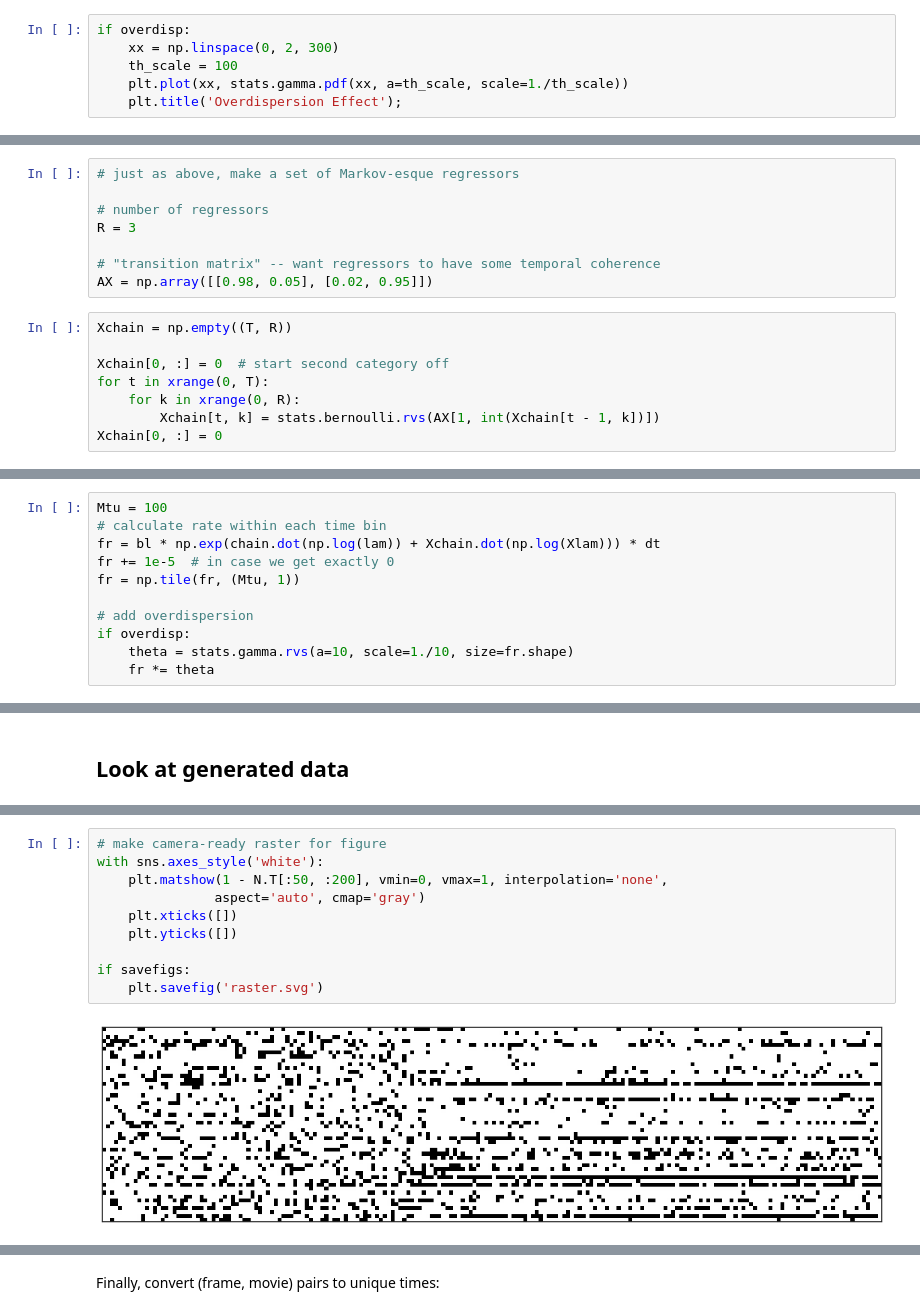
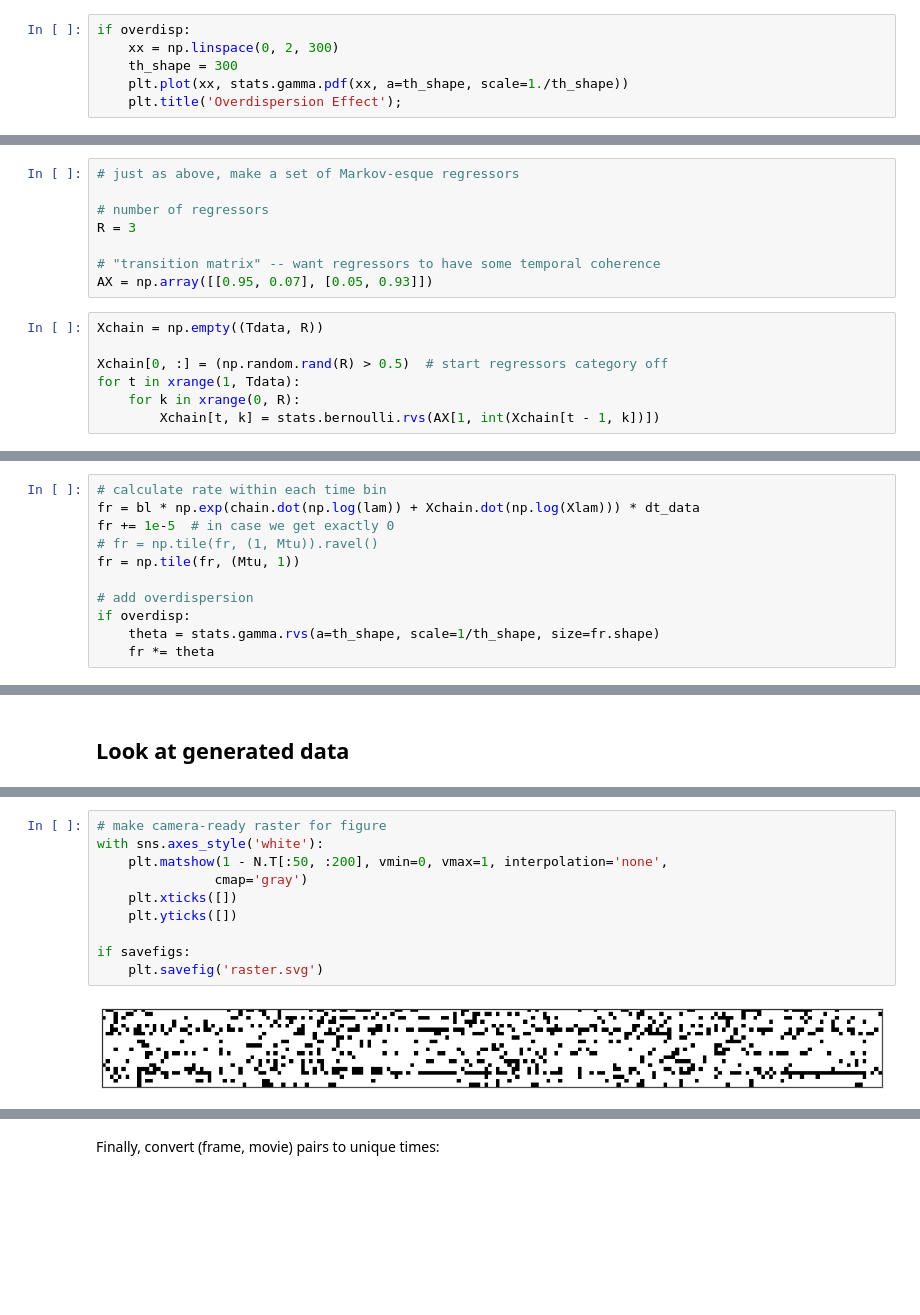
Before and after one commit to pearsonlab/spiketopics, a Jupyter notebook: experiments/synthetic/gamma_model_synthetic_timevary_baseline.ipynb, the cells around one changed output, grey strips where cells are left out. Cells and saved outputs as stored; diff of their text form; blank space fills up the shorter version.

Commit message:
timevary baseline fixes
- notebook now works
- fixed priors to be reasonable (turns out weaker priors are actually
  better
- added plots to show z matrix weighted by effect size

```diff
--- a/experiments/synthetic/gamma_model_synthetic_timevary_baseline.ipynb
+++ b/experiments/synthetic/gamma_model_synthetic_timevary_baseline.ipynb
@@ -92,7 +100,7 @@ plt.title('Category effect firing distribution');
 # %%
 if overdisp:
     xx = np.linspace(0, 2, 300)
-    th_scale = 100
-    plt.plot(xx, stats.gamma.pdf(xx, a=th_scale, scale=1./th_scale))
+    th_shape = 300
+    plt.plot(xx, stats.gamma.pdf(xx, a=th_shape, scale=1./th_shape))
     plt.title('Overdispersion Effect');
 # %% [output]
@@ -106,13 +114,12 @@ if overdisp:
 R = 3
 
 # "transition matrix" -- want regressors to have some temporal coherence
-AX = np.array([[0.98, 0.05], [0.02, 0.95]])
+AX = np.array([[0.95, 0.07], [0.05, 0.93]])
 # %%
-Xchain = np.empty((T, R))
+Xchain = np.empty((Tdata, R))
 
-Xchain[0, :] = 0  # start second category off
-for t in xrange(0, T):
+Xchain[0, :] = (np.random.rand(R) > 0.5)  # start regressors category off
+for t in xrange(1, Tdata):
     for k in xrange(0, R):
         Xchain[t, k] = stats.bernoulli.rvs(AX[1, int(Xchain[t - 1, k])])
-Xchain[0, :] = 0
 # %%
@@ -153,13 +160,13 @@ $$
 \prod_r \nu_{ru}^{x_{tr}}
 $$
 # %%
-Mtu = 100
 # calculate rate within each time bin
-fr = bl * np.exp(chain.dot(np.log(lam)) + Xchain.dot(np.log(Xlam))) * dt
+fr = bl * np.exp(chain.dot(np.log(lam)) + Xchain.dot(np.log(Xlam))) * dt_data
 fr += 1e-5  # in case we get exactly 0
+# fr = np.tile(fr, (1, Mtu)).ravel()
 fr = np.tile(fr, (Mtu, 1))
 
 # add overdispersion
 if overdisp:
-    theta = stats.gamma.rvs(a=10, scale=1./10, size=fr.shape)
+    theta = stats.gamma.rvs(a=th_shape, scale=1/th_shape, size=fr.shape)
     fr *= theta
@@ -186,12 +197,12 @@ plt.colorbar();
 # %%
 # make camera-ready raster for figure
 with sns.axes_style('white'):
     plt.matshow(1 - N.T[:50, :200], vmin=0, vmax=1, interpolation='none',
-               aspect='auto', cmap='gray')
+               cmap='gray')
     plt.xticks([])
     plt.yticks([])
 
 if savefigs:
     plt.savefig('raster.svg')
 # %% [output]
-[figure, old version]
+[figure, new version]
```
Also changed, not shown: parts of 61 cells of this notebook, 1 other file.
